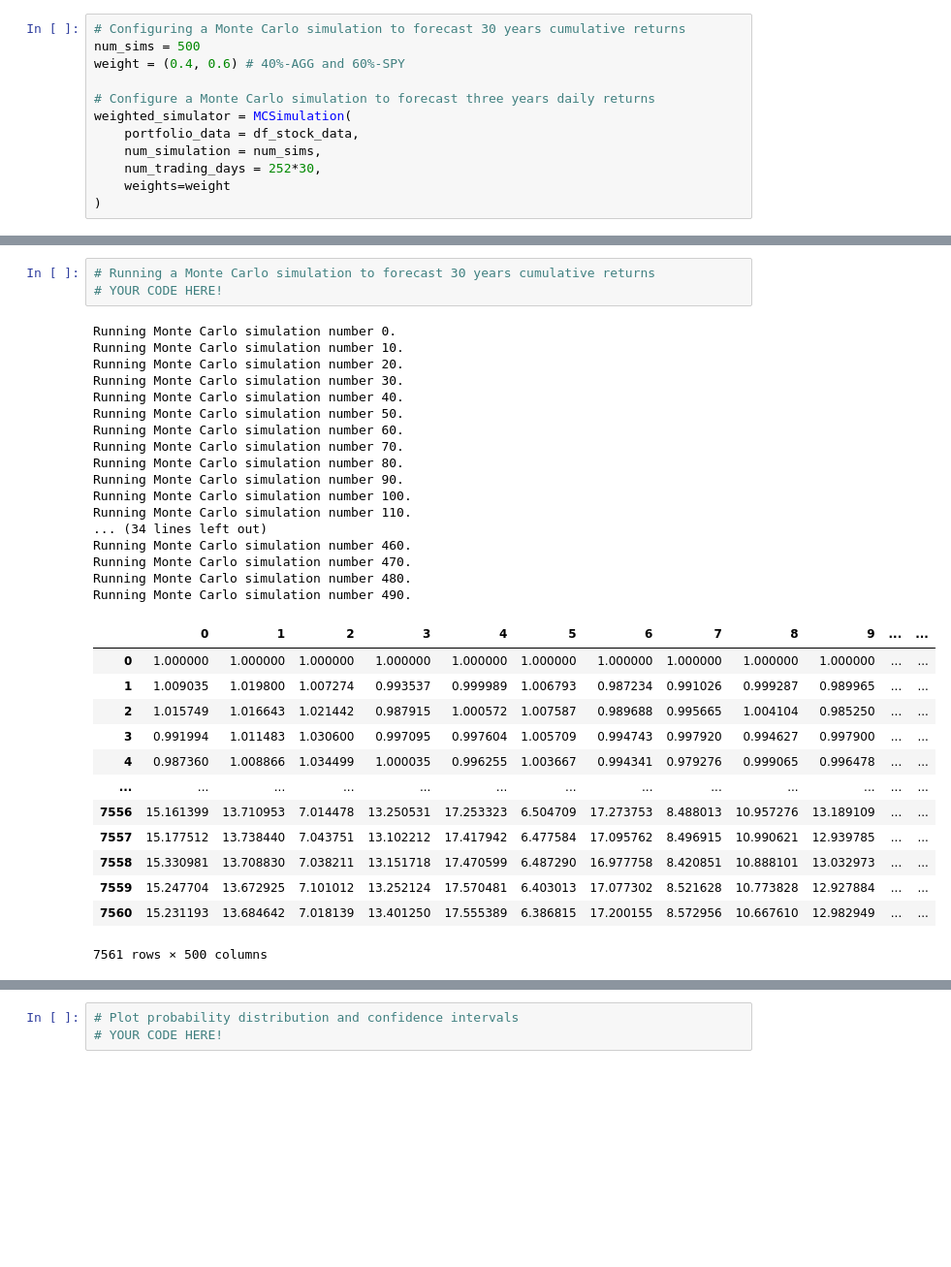
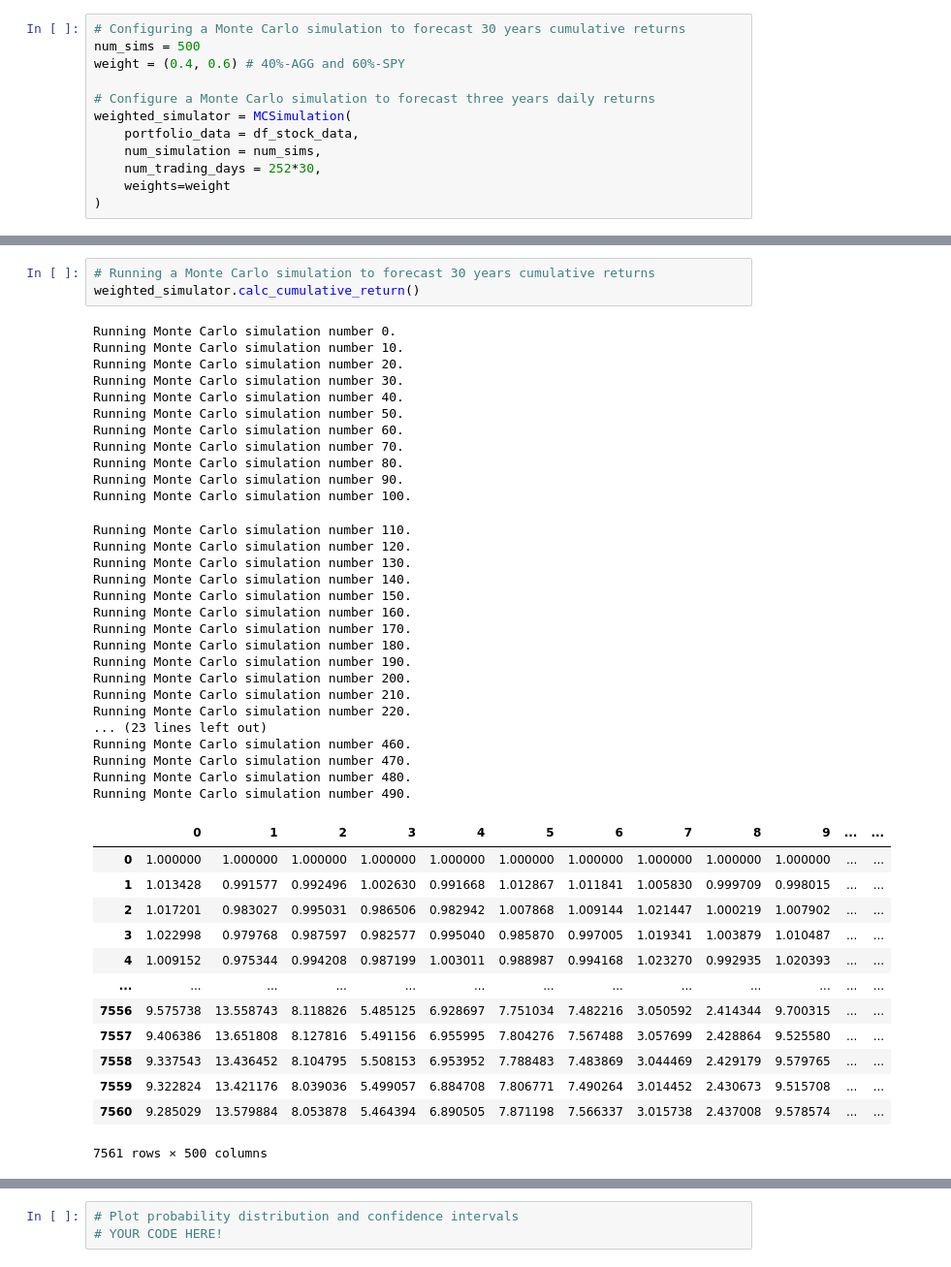
Before and after one commit to dileepadrd/module-5-assignment-financial-forecast, a Jupyter notebook: financial-planner.ipynb, the cells around one changed output, grey strips where cells are left out. Shown at 97% size. Drawn from its saved outputs; the diff is of its cells as text; blank space fills up the shorter version.

```diff
--- a/financial-planner.ipynb
+++ b/financial-planner.ipynb
@@ -218,37 +218,48 @@ weighted_simulator.portfolio_data.head()
 | 2018-01-02 00:00:00-05:00 | 96.988014 | 97.032394 | 96.730586 | 96.908119 | 8850900 | -0.001464 | 245.912821 | 246.803411 | 245.508840 | 246.766678 | ... |
 # %%
 # Running a Monte Carlo simulation to forecast 30 years cumulative returns
-# YOUR CODE HERE!
+weighted_simulator.calc_cumulative_return()
 # %% [output]
 Running Monte Carlo simulation number 0.
 Running Monte Carlo simulation number 10.
 Running Monte Carlo simulation number 20.
 Running Monte Carlo simulation number 30.
 Running Monte Carlo simulation number 40.
 Running Monte Carlo simulation number 50.
 Running Monte Carlo simulation number 60.
 Running Monte Carlo simulation number 70.
 Running Monte Carlo simulation number 80.
 Running Monte Carlo simulation number 90.
 Running Monte Carlo simulation number 100.
-Running Monte Carlo simulation number 110.
-... (34 lines left out)
-Running Monte Carlo simulation number 460.
-Running Monte Carlo simulation number 470.
-Running Monte Carlo simulation number 480.
-Running Monte Carlo simulation number 490.
+Running Monte Carlo simulation number 110.
+Running Monte Carlo simulation number 120.
+Running Monte Carlo simulation number 130.
+Running Monte Carlo simulation number 140.
+Running Monte Carlo simulation number 150.
+Running Monte Carlo simulation number 160.
+Running Monte Carlo simulation number 170.
+Running Monte Carlo simulation number 180.
+Running Monte Carlo simulation number 190.
+Running Monte Carlo simulation number 200.
+Running Monte Carlo simulation number 210.
+Running Monte Carlo simulation number 220.
+... (23 lines left out)
+Running Monte Carlo simulation number 460.
+Running Monte Carlo simulation number 470.
+Running Monte Carlo simulation number 480.
+Running Monte Carlo simulation number 490.
 |  | 0 | 1 | 2 | 3 | 4 | 5 | 6 | 7 | 8 | 9 | ... | ... |
 | 0 | 1.000000 | 1.000000 | 1.000000 | 1.000000 | 1.000000 | 1.000000 | 1.000000 | 1.000000 | 1.000000 | 1.000000 | ... | ... |
-| 1 | 1.009035 | 1.019800 | 1.007274 | 0.993537 | 0.999989 | 1.006793 | 0.987234 | 0.991026 | 0.999287 | 0.989965 | ... | ... |
-| 2 | 1.015749 | 1.016643 | 1.021442 | 0.987915 | 1.000572 | 1.007587 | 0.989688 | 0.995665 | 1.004104 | 0.985250 | ... | ... |
-| 3 | 0.991994 | 1.011483 | 1.030600 | 0.997095 | 0.997604 | 1.005709 | 0.994743 | 0.997920 | 0.994627 | 0.997900 | ... | ... |
-| 4 | 0.987360 | 1.008866 | 1.034499 | 1.000035 | 0.996255 | 1.003667 | 0.994341 | 0.979276 | 0.999065 | 0.996478 | ... | ... |
+| 1 | 1.013428 | 0.991577 | 0.992496 | 1.002630 | 0.991668 | 1.012867 | 1.011841 | 1.005830 | 0.999709 | 0.998015 | ... | ... |
+| 2 | 1.017201 | 0.983027 | 0.995031 | 0.986506 | 0.982942 | 1.007868 | 1.009144 | 1.021447 | 1.000219 | 1.007902 | ... | ... |
+| 3 | 1.022998 | 0.979768 | 0.987597 | 0.982577 | 0.995040 | 0.985870 | 0.997005 | 1.019341 | 1.003879 | 1.010487 | ... | ... |
+| 4 | 1.009152 | 0.975344 | 0.994208 | 0.987199 | 1.003011 | 0.988987 | 0.994168 | 1.023270 | 0.992935 | 1.020393 | ... | ... |
 | ... | ... | ... | ... | ... | ... | ... | ... | ... | ... | ... | ... | ... |
-| 7556 | 15.161399 | 13.710953 | 7.014478 | 13.250531 | 17.253323 | 6.504709 | 17.273753 | 8.488013 | 10.957276 | 13.189109 | ... | ... |
-| 7557 | 15.177512 | 13.738440 | 7.043751 | 13.102212 | 17.417942 | 6.477584 | 17.095762 | 8.496915 | 10.990621 | 12.939785 | ... | ... |
-| 7558 | 15.330981 | 13.708830 | 7.038211 | 13.151718 | 17.470599 | 6.487290 | 16.977758 | 8.420851 | 10.888101 | 13.032973 | ... | ... |
-| 7559 | 15.247704 | 13.672925 | 7.101012 | 13.252124 | 17.570481 | 6.403013 | 17.077302 | 8.521628 | 10.773828 | 12.927884 | ... | ... |
-| 7560 | 15.231193 | 13.684642 | 7.018139 | 13.401250 | 17.555389 | 6.386815 | 17.200155 | 8.572956 | 10.667610 | 12.982949 | ... | ... |
+| 7556 | 9.575738 | 13.558743 | 8.118826 | 5.485125 | 6.928697 | 7.751034 | 7.482216 | 3.050592 | 2.414344 | 9.700315 | ... | ... |
+| 7557 | 9.406386 | 13.651808 | 8.127816 | 5.491156 | 6.955995 | 7.804276 | 7.567488 | 3.057699 | 2.428864 | 9.525580 | ... | ... |
+| 7558 | 9.337543 | 13.436452 | 8.104795 | 5.508153 | 6.953952 | 7.788483 | 7.483869 | 3.044469 | 2.429179 | 9.579765 | ... | ... |
+| 7559 | 9.322824 | 13.421176 | 8.039036 | 5.499057 | 6.884708 | 7.806771 | 7.490264 | 3.014452 | 2.430673 | 9.515708 | ... | ... |
+| 7560 | 9.285029 | 13.579884 | 8.053878 | 5.464394 | 6.890505 | 7.871198 | 7.566337 | 3.015738 | 2.437008 | 9.578574 | ... | ... |
-7561 rows × 500 columns
+7561 rows × 500 columns
 # %%
 # Plot simulation outcomes
```
Also changed, not shown: parts of 1 cell of this notebook.
